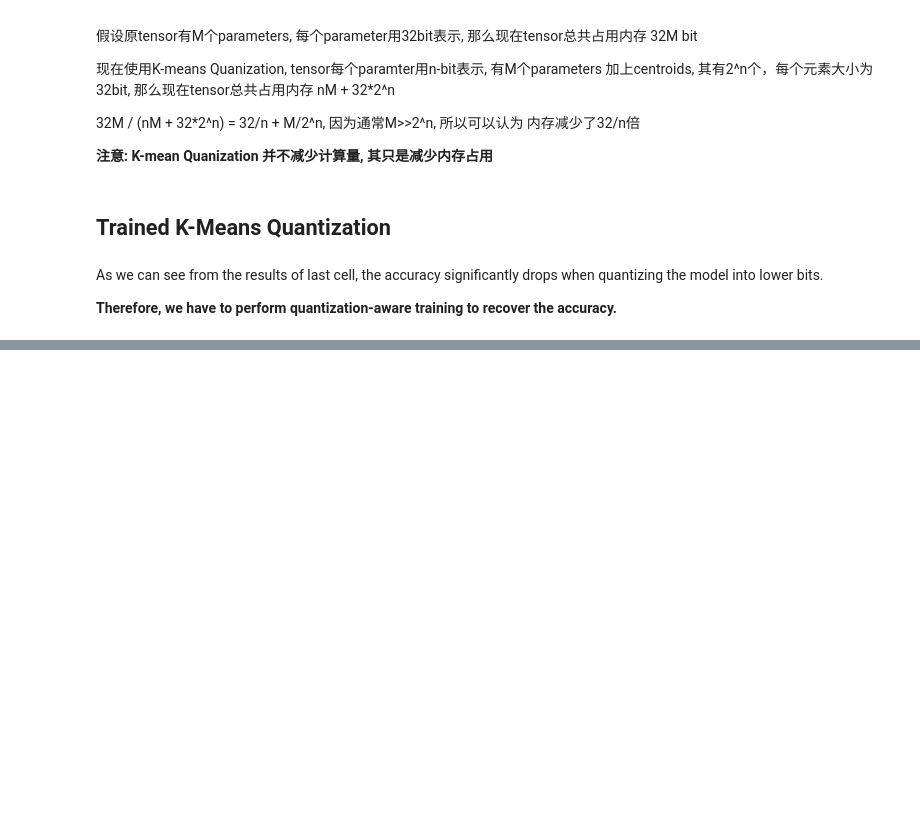
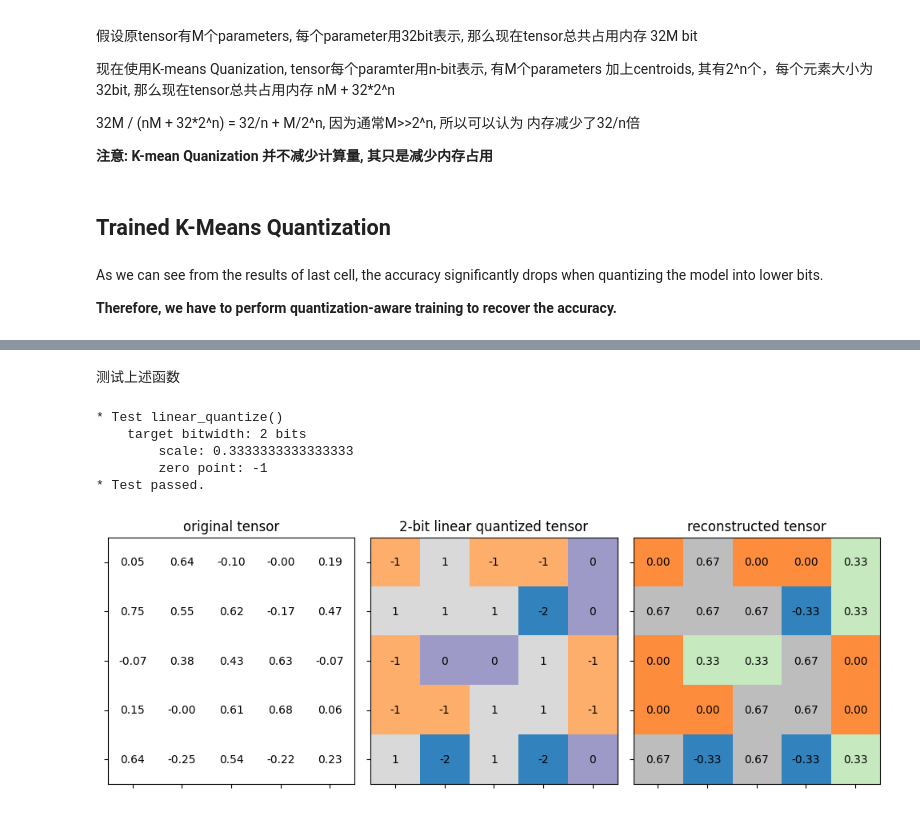
Before and after one commit to cilinmengye/Study-for-MIT6.5940_2024_TinyML-and-Efficient-Deep-Learning-Computing, a Jupyter notebook: LAB2_Quantization/main.ipynb, the cells around one changed output, grey strips where cells are left out. Cells and saved outputs as stored; diff of their text form; code cells hidden in the pictures; blank space fills up the shorter version.

Commit message:
finish Lab2 K-means Quanizations and start Linear Quanization

```diff
--- a/LAB2_Quantization/main.ipynb
+++ b/LAB2_Quantization/main.ipynb
@@ -413,0 +546,42 @@ As we can see from the results of last cell, the accuracy significantly drops wh
+# %%
+def linear_quantize(fp_tensor, bitwidth, scale, zero_point, dtype=torch.int8) -> torch.Tensor:
+    """
+    linear quantization for single fp_tensor
+      from
+        fp_tensor = (quantized_tensor - zero_point) * scale
+      we have,
+        quantized_tensor = int(round(fp_tensor / scale)) + zero_point
+    :param tensor: [torch.(cuda.)FloatTensor] floating tensor to be quantized
+    :param bitwidth: [int] quantization bit width
+    :param scale: [torch.(cuda.)FloatTensor] scaling factor
+    :param zero_point: [torch.(cuda.)IntTensor] the desired centroid of tensor values
+    :return:
+        [torch.(cuda.)FloatTensor] quantized tensor whose values are integers
+    """
+    assert(fp_tensor.dtype == torch.float)
+    assert(isinstance(scale, float) or
+           (scale.dtype == torch.float and scale.dim() == fp_tensor.dim()))
+    assert(isinstance(zero_point, int) or
+           (zero_point.dtype == dtype and zero_point.dim() == fp_tensor.dim()))
+
+    ############### YOUR CODE STARTS HERE ###############
+    # Step 1: scale the fp_tensor
+    scaled_tensor = fp_tensor / scale
+    # Step 2: round the floating value to integer value
+    rounded_tensor = torch.round(scaled_tensor)
+    ############### YOUR CODE ENDS HERE #################
+
+    rounded_tensor = rounded_tensor.to(dtype)
+
+    ############### YOUR CODE STARTS HERE ###############
+    # Step 3: shift the rounded_tensor to make zero_point 0
+    # 上述话其实有点歧义，其真正想要表达的意思为：通过平移，使得浮点数中的 0 对应量化空间中的 zero_point。
+    shifted_tensor = rounded_tensor + zero_point
+    ############### YOUR CODE ENDS HERE #################
+
+    # Step 4: clamp the shifted_tensor to lie in bitwidth-bit range
+    quantized_min, quantized_max = get_quantized_range(bitwidth)
+    quantized_tensor = shifted_tensor.clamp_(quantized_min, quantized_max)
+    return quantized_tensor
+# %% [markdown]
+测试上述函数
@@ -413,0 +635,9 @@ As we can see from the results of last cell, the accuracy significantly drops wh
+# %%
+test_linear_quantize()
+# %% [output]
+* Test linear_quantize()
+    target bitwidth: 2 bits
+        scale: 0.3333333333333333
+        zero point: -1
+* Test passed.
+[figure, added]
```
Also changed, not shown: parts of 12 cells of this notebook.
